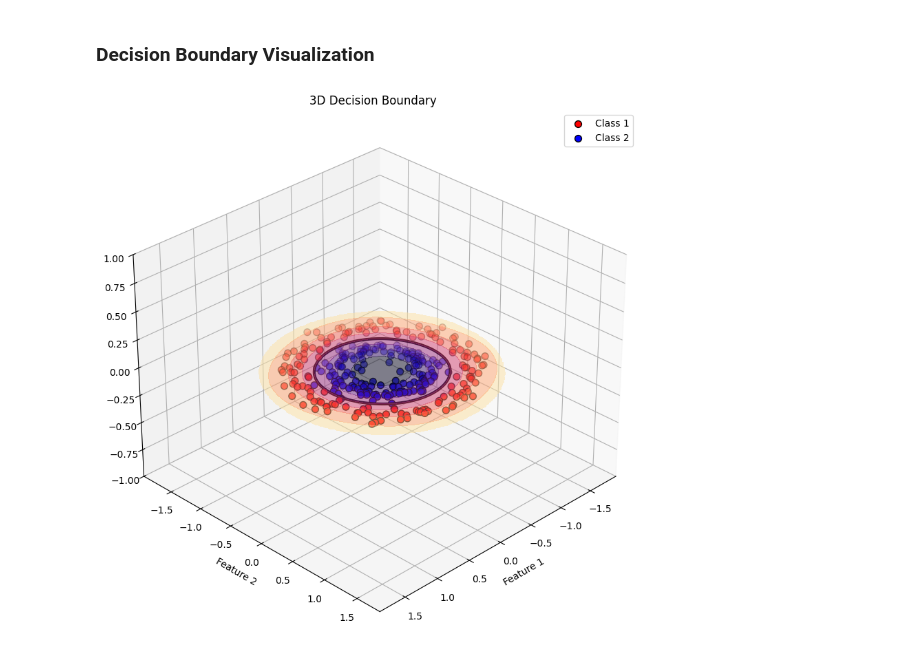
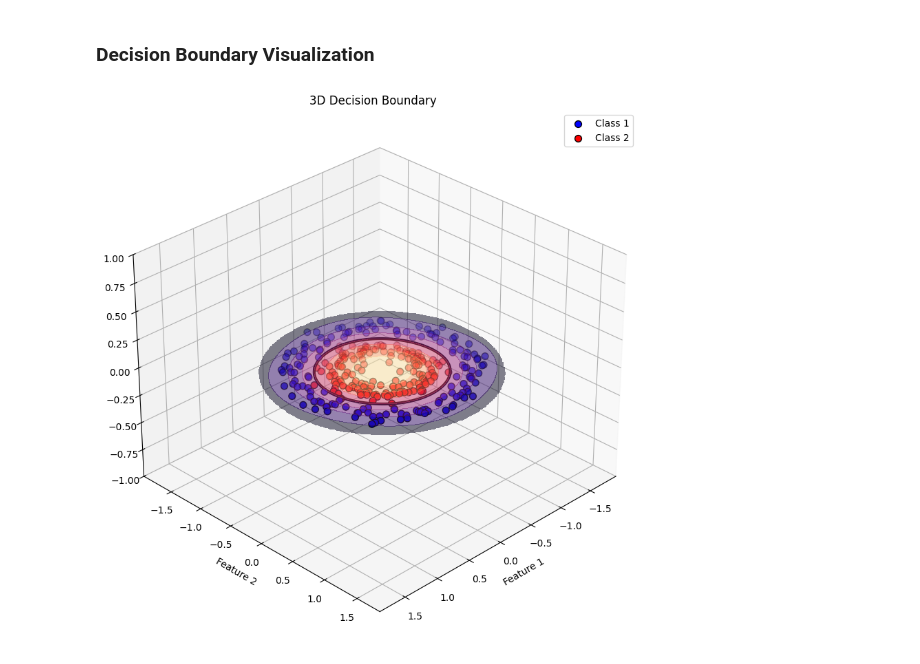
Before and after one commit to mattia-3rne/support-vector-machine-using-non-linear-kernel, a Jupyter notebook: svm_non_linear.ipynb, the cells around one changed output. Saved outputs shown, nothing was run; the diff lists cells and outputs as text; code cells hidden in the pictures.

```diff
--- a/svm_non_linear.ipynb
+++ b/svm_non_linear.ipynb
@@ -127,34 +162,34 @@ K_grid_3d = rbf_kernel(grid_points_3d, X, gamma)
 # Getting Decision Score
 Z_3d = clf.decision_function(K_grid_3d)
 Z_3d = Z_3d.reshape(xx_3d.shape)
 
 R = np.sqrt(xx_3d**2 + yy_3d**2)
 R_max = np.sqrt(X[:, 0]**2 + X[:, 1]**2).max() + 0.15
 mask = R > R_max
 
 # Applying mask
 Z_masked = np.copy(Z_3d)
 Z_masked[mask] = np.nan
 
 # Plotting
 fig = plt.figure(figsize=(12, 10))
 ax = fig.add_subplot(111, projection='3d')
 
-ax.contourf(xx_3d, yy_3d, Z_masked, zdir='z', offset=0, cmap=plt.cm.magma_r, alpha=0.5)
+ax.contourf(xx_3d, yy_3d, Z_masked, zdir='z', offset=0, cmap=plt.cm.magma, alpha=0.5)
 ax.contour(xx_3d, yy_3d, Z_3d, zdir='z', offset=0, levels=[0], colors='black', linewidths=3)
 
 ax.scatter(X[y==0, 0], X[y==0, 1], np.zeros_like(X[y==0, 0]),
-           c='r', s=50, edgecolors='k', label="Class 1")
+           c='b', s=50, edgecolors='k', label="Class 1")
 ax.scatter(X[y==1, 0], X[y==1, 1], np.zeros_like(X[y==1, 1]),
-           c='b', s=50, edgecolors='k', label="Class 2")
+           c='r', s=50, edgecolors='k', label="Class 2")
 
 ax.set_title("3D Decision Boundary")
 ax.set_xlabel("Feature 1")
 ax.set_ylabel("Feature 2")
 ax.set_zlim(-1, 1)
 ax.view_init(elev=30, azim=45)
 
 plt.legend()
 plt.show()
 # %% [output]
-[figure, old version]
+[figure, new version]
```
Also changed, not shown: parts of 3 cells of this notebook, 1 other file.
